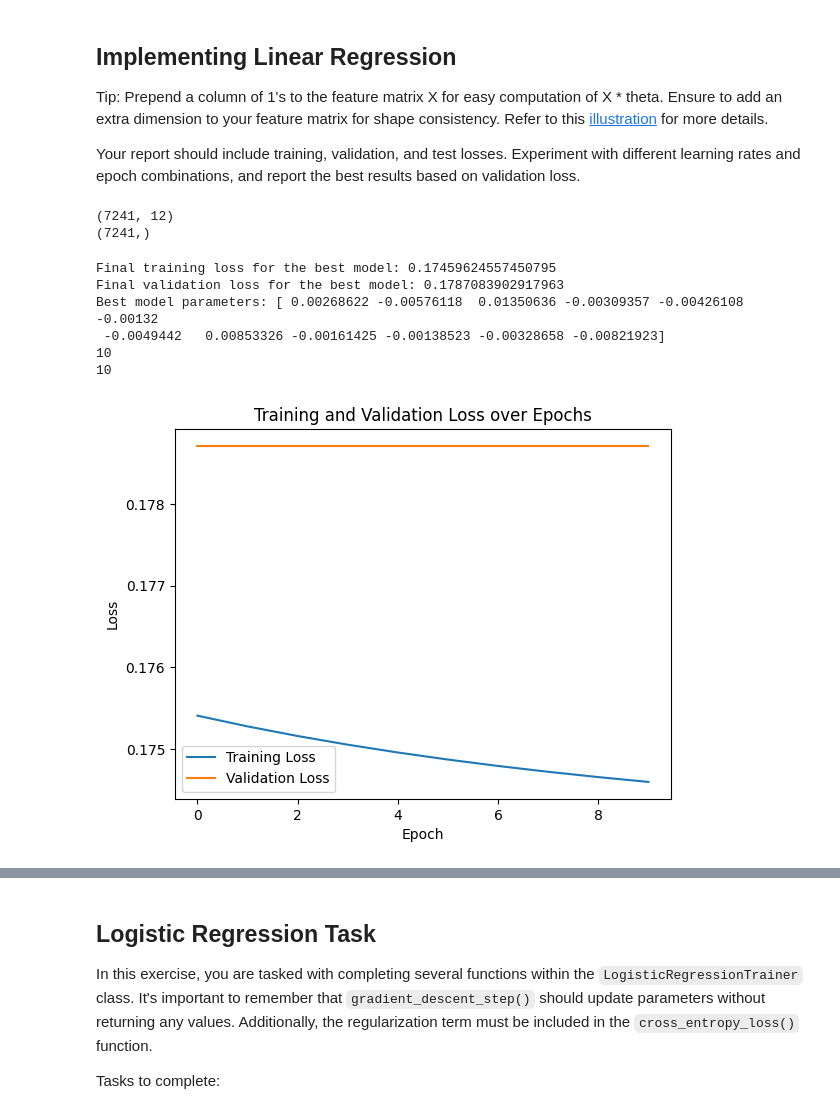
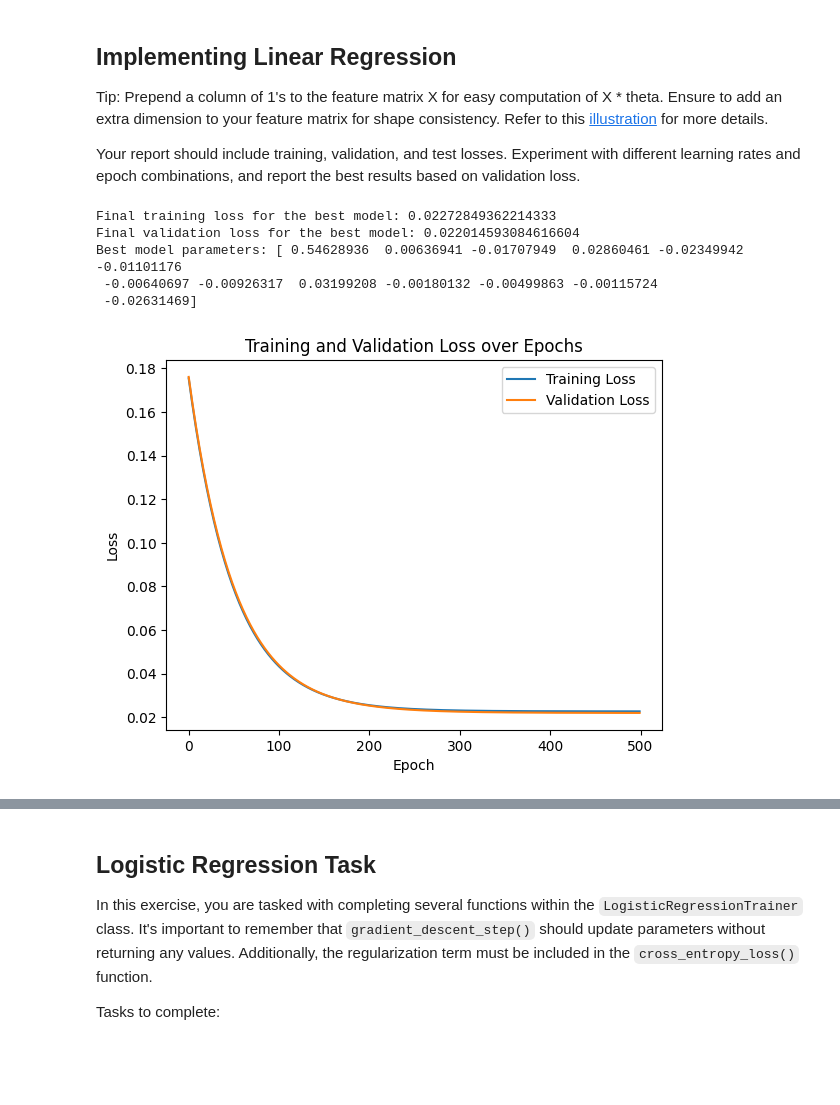
Before and after one commit to richsi/CSE144, a Jupyter notebook: CSE144 hw-1/CSE144 hw-1.ipynb, the cells around one changed output, grey strips where cells are left out. Cells and saved outputs as stored; diff of their text form; code cells hidden in the pictures; blank space fills up the shorter version.

```diff
--- a/CSE144 hw-1/CSE144 hw-1.ipynb
+++ b/CSE144 hw-1/CSE144 hw-1.ipynb
@@ -240,10 +242,10 @@ def train_val_split(X_train_val, y_train_val, k=5, seed=seed):
                 continue
             train_index.extend(index_split_list[j])
 
-        X_train = X_train_val.loc[train_index]
-        y_train = y_train_val.loc[train_index]
-        X_val = X_train_val.loc[val_index]
-        y_val = y_train_val.loc[val_index]
+        X_train = X_train_val.iloc[train_index]
+        y_train = y_train_val.iloc[train_index]
+        X_val = X_train_val.iloc[val_index]
+        y_val = y_train_val.iloc[val_index]
 
         train_val_pairs[i] = (X_train, y_train, X_val, y_val)
         print(len(X_train), len(X_val))
@@ -269,12 +271,6 @@ train_val_pairs = train_val_split(X_train_val, y_train_val)
  Refer to this [illustration](https://cs231n.github.io/linear-classify/#:~:text=Illustration%20of%20the,and%20the%20biases.) for more details.
 
  Your report should include training, validation, and test losses. Experiment with different learning rates and epoch combinations, and report the best results based on validation loss.
-# %%
-print(train_val_pairs[0][0].shape)
-print(train_val_pairs[0][1].shape)
-# %% [output]
-(7241, 12)
-(7241,)
 # %%
 
 # Function to calculate MSE
@@ -293,8 +289,8 @@ def gradient(features: np.ndarray, labels: np.ndarray, theta: np.ndarray):
 
 # Define the number of epochs and learning rate
 # ========== INSERT YOUR CODE BELOW ==========
-num_epochs = 10
-learning_rate = 0.05
+num_epochs = 500
+learning_rate = 0.01
 # ========== CODE ENDS HERE ============
 k = 5
 train_loss_history = [[] for _ in range(k)]
@@ -313,6 +309,9 @@ for i in range(k):
     y_train = y_train.to_numpy()
     X_val = X_val.to_numpy()
     y_val = y_val.to_numpy()
+
+    X_train = np.hstack((np.ones((X_train.shape[0], 1)), X_train))
+    X_val = np.hstack((np.ones((X_val.shape[0], 1)), X_val))
     # ========== CODE ENDS HERE ============
 
     # Initialize theta
@@ -334,42 +333,43 @@ for i in range(k):
         # ========== CODE ENDS HERE ============
 
     # Validate and find the best parameters, storing them in theta_optimal and optimal_index
     # ========== INSERT YOUR CODE BELOW ==========
-    for epoch in trange(num_epochs, desc="Epoch"):
         prediction_val = X_val @ theta
         loss_val = MSE_loss(prediction_val, y_val)
         val_loss_history[i].append(loss_val)
 
         if loss_val < lowest_loss:
             theta_optimal = theta
             optimal_index = i
+            lowest_loss = loss_val
     # ========== CODE ENDS HERE ============
 
 print(f"Final training loss for the best model: {train_loss_history[optimal_index][-1]}")
 print(f"Final validation loss for the best model: {val_loss_history[optimal_index][-1]}")
 print("Best model parameters:", theta_optimal)
 
-print(len(train_loss_history[optimal_index]))
-print(len(val_loss_history[optimal_index]))
+# print(len(train_loss_history[optimal_index]))
+# print(len(val_loss_history[optimal_index]))
 
 plt.plot(np.arange(num_epochs), train_loss_history[optimal_index], label="Training Loss")
 plt.plot(np.arange(num_epochs), val_loss_history[optimal_index], label="Validation Loss")
 plt.title("Training and Validation Loss over Epochs")
 plt.xlabel("Epoch")
 plt.ylabel("Loss")
 plt.legend()
 plt.show()
 
 # Test set evaluation
 # ========== INSERT YOUR CODE BELOW ==========
-pass
+X_test = np.hstack((np.ones((X_test.shape[0], 1)), X_test))
+prediction_test = X_test @ theta_optimal
+test_loss = MSE_loss(prediction_test, y_test)
 # ========== CODE ENDS HERE ============
-# print(f"Test set loss: {test_loss}")
+print(f"Test set loss: {test_loss}")
 # %% [output]
-Final training loss for the best model: 0.17459624557450795
-Final validation loss for the best model: 0.1787083902917963
-Best model parameters: [ 0.00268622 -0.00576118  0.01350636 -0.00309357 -0.00426108 -0.00132
- -0.0049442   0.00853326 -0.00161425 -0.00138523 -0.00328658 -0.00821923]
-10
-10
+Final training loss for the best model: 0.02272849362214333
+Final validation loss for the best model: 0.022014593084616604
+Best model parameters: [ 0.54628936  0.00636941 -0.01707949  0.02860461 -0.02349942 -0.01101176
+ -0.00640697 -0.00926317  0.03199208 -0.00180132 -0.00499863 -0.00115724
+ -0.02631469]
-[figure, old version]
+[figure, new version]
```
Also changed, not shown: parts of 3 cells of this notebook.
